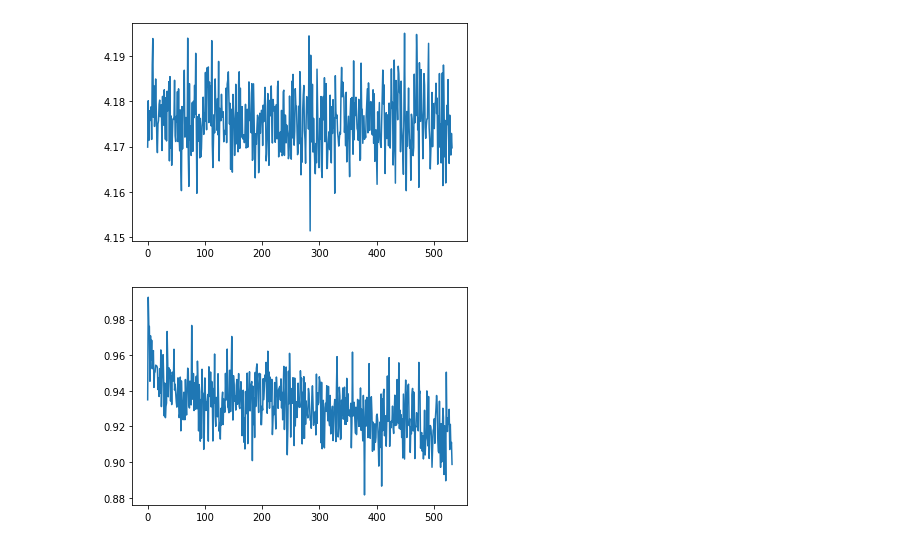
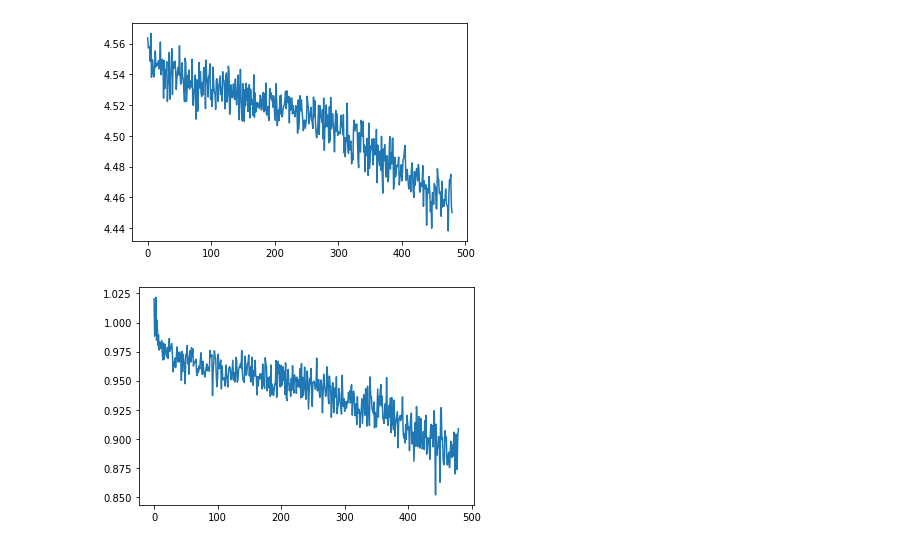
Before and after one commit to iejMac/TTTArena, a Jupyter notebook: mcts/supervised_train.ipynb, the cells around one changed output. Drawn from its saved outputs; the diff is of its cells as text; code cells hidden in the pictures.

```diff
--- a/mcts/supervised_train.ipynb
+++ b/mcts/supervised_train.ipynb
@@ -26,5 +21,5 @@ Remember that last index of 0th batch is 39
 # %%
 database = DataBase()
 db_path = "/storage/replay_buffer"
-model = ZeroTTT(brain_path="trained_model_3", opt_path="trained_opt_state_3", lr=lr, weight_decay=weight_decay, board_len=10)
-# model = ZeroTTT(brain_path="test_model_1", opt_path="test_opt_state_1", lr=lr, weight_decay=weight_decay, board_len=10)
+# model = ZeroTTT(brain_path="trained_model_3", opt_path="trained_opt_state_3", lr=lr, weight_decay=weight_decay, board_len=10)
+model = ZeroTTT(brain_path=None, opt_path=None, lr=lr, weight_decay=weight_decay, board_len=10)
@@ -132,6 +125,6 @@ def train_model(model_name, model_opt_state, lr, weight_decay, epochs, batch_siz
         # plt.plot(test_policy_losses)
         plt.show()
 # %%
-train_model("trained_model_4_hold", "trained_opt_state_4_hold", 3e-4, 1e-4, 1, 1500, 220, 260, 5, 1)
+train_model("trained_model_0", "trained_opt_state_0", 3e-4, 1e-4, 1, 1500, 30, 66, 1, 0)
 # %% [output]
 Loading brain...
@@ -139,4 +132,4 @@ Epoch #0 train policy loss: 4.175585924774554 | train value loss: 0.931609894164
 Saving brain...
-[figure, old version]
+[figure, new version]
-[figure, old version]
+[figure, new version]
 # %%
```
Also changed, not shown: parts of 11 cells of this notebook, 4 other files.
